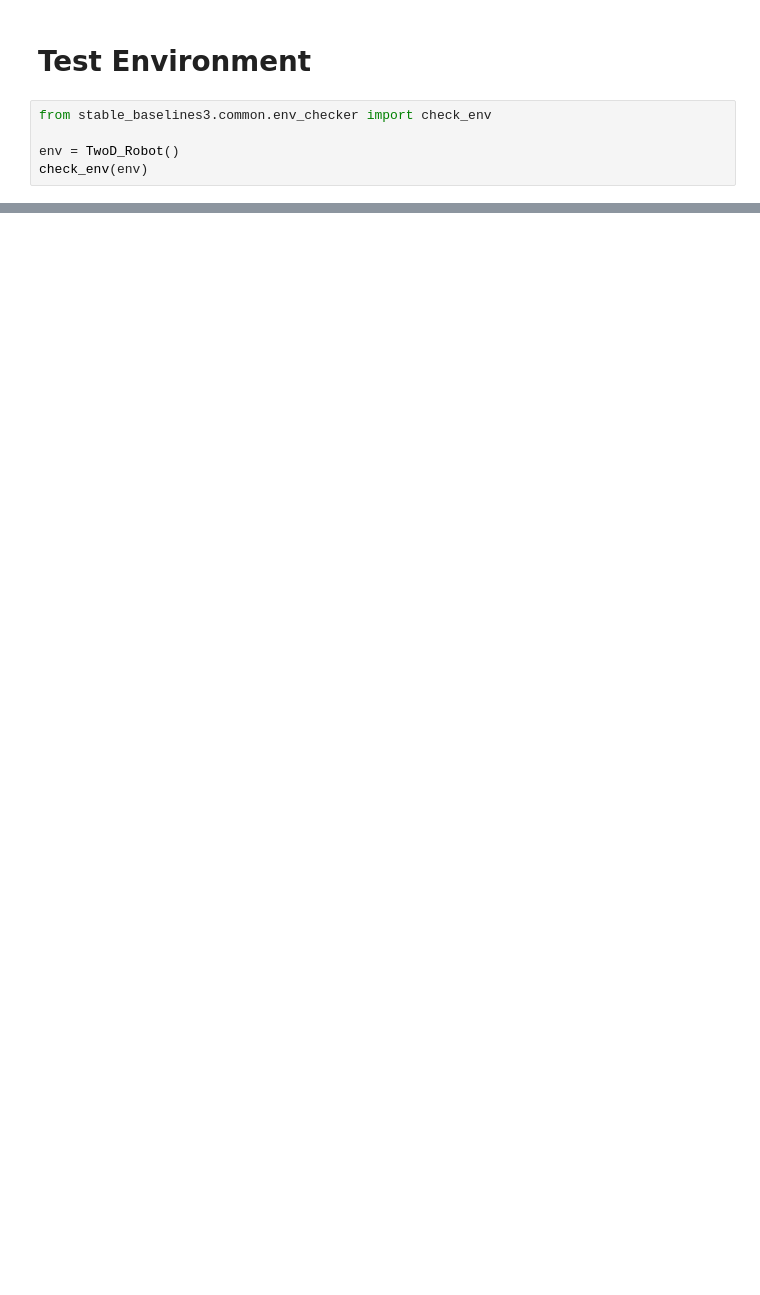
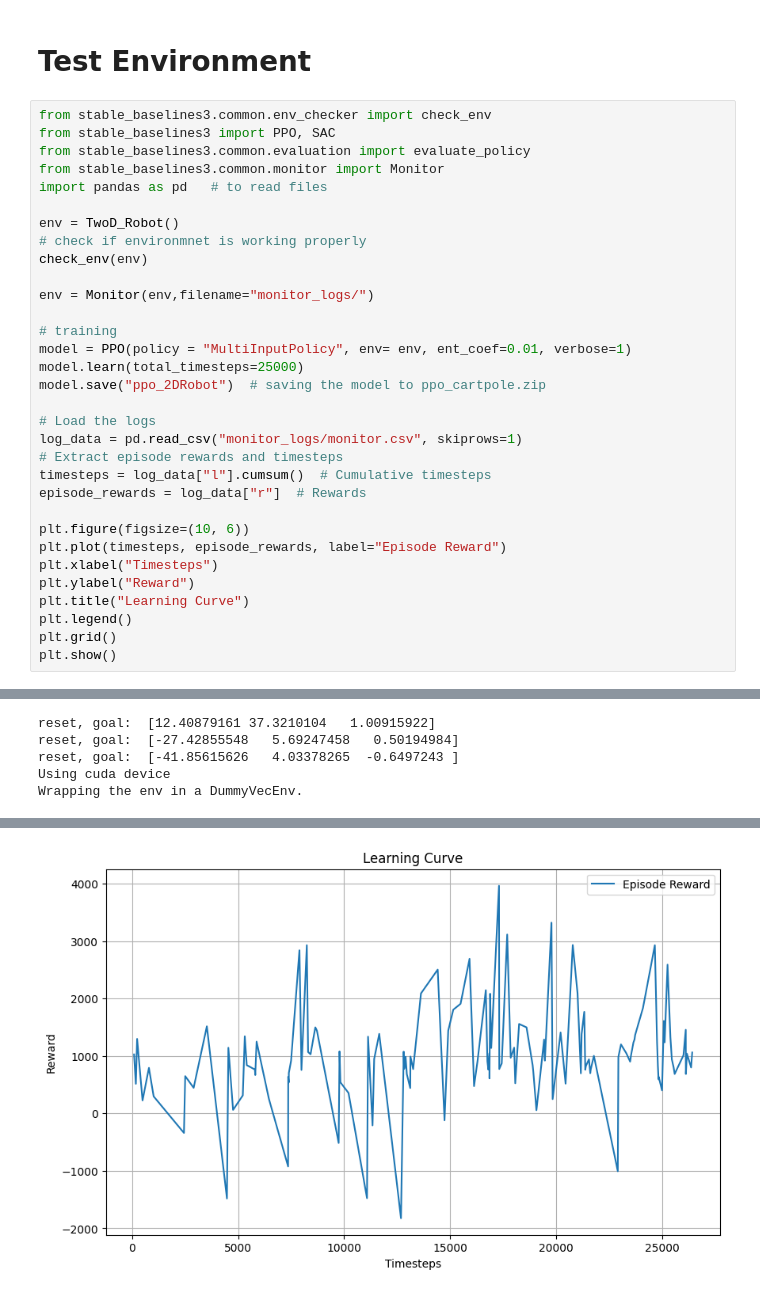
Before and after one commit to cymeo/2D_MT-Project, a Jupyter notebook: robot.ipynb, the cells around one changed output, grey strips where cells are left out. Saved outputs shown, nothing was run; the diff lists cells and outputs as text; blank space fills up the shorter version.

```diff
--- a/robot.ipynb
+++ b/robot.ipynb
@@ -160,7 +194,35 @@ class TwoD_Robot(gym.Env):
 # %% [markdown]
 # Test Environment
-# %%
-from stable_baselines3.common.env_checker import check_env
-
-env = TwoD_Robot()
-check_env(env)
+# %%
+from stable_baselines3.common.env_checker import check_env
+from stable_baselines3 import PPO, SAC
+from stable_baselines3.common.evaluation import evaluate_policy
+from stable_baselines3.common.monitor import Monitor
+import pandas as pd   # to read files
+
+env = TwoD_Robot()
+# check if environmnet is working properly
+check_env(env)
+
+env = Monitor(env,filename="monitor_logs/")
+
+# training
+model = PPO(policy = "MultiInputPolicy", env= env, ent_coef=0.01, verbose=1)
+model.learn(total_timesteps=25000)
+model.save("ppo_2DRobot")  # saving the model to ppo_cartpole.zip
+
+# Load the logs
+log_data = pd.read_csv("monitor_logs/monitor.csv", skiprows=1)
+# Extract episode rewards and timesteps
+timesteps = log_data["l"].cumsum()  # Cumulative timesteps
+episode_rewards = log_data["r"]  # Rewards
+
+plt.figure(figsize=(10, 6))
+plt.plot(timesteps, episode_rewards, label="Episode Reward")
+plt.xlabel("Timesteps")
+plt.ylabel("Reward")
+plt.title("Learning Curve")
+plt.legend()
+plt.grid()
+plt.show()
+# %% [output]
@@ -166,0 +235,5 @@ check_env(env)
+reset, goal:  [12.40879161 37.3210104   1.00915922]
+reset, goal:  [-27.42855548   5.69247458   0.50194984]
+reset, goal:  [-41.85615626   4.03378265  -0.6497243 ]
+Using cuda device
+Wrapping the env in a DummyVecEnv.
@@ -167 +257,2 @@ check_env(env)
+[figure, added]
 # %%
```
Also changed, not shown: parts of 4 cells of this notebook, 3 other files.
